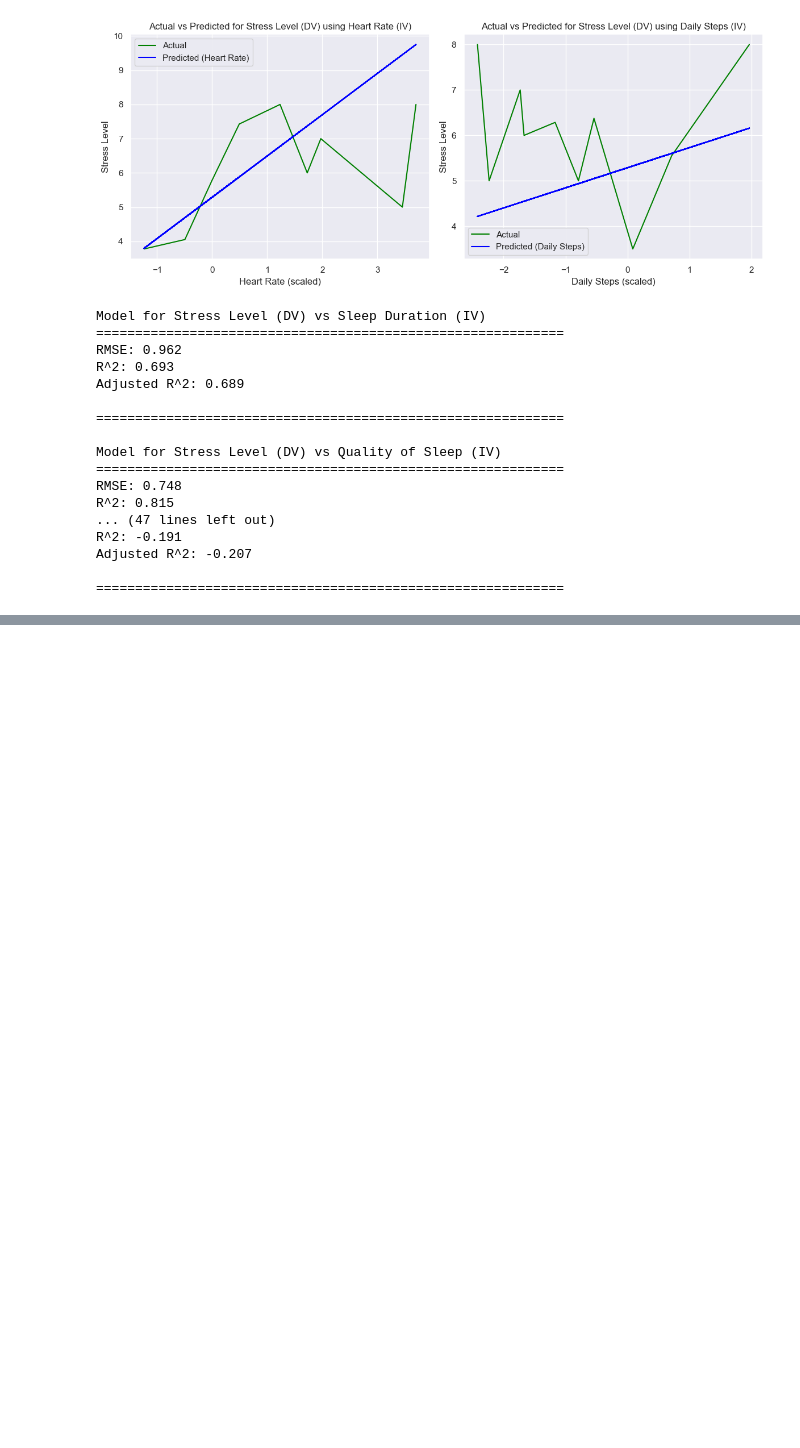
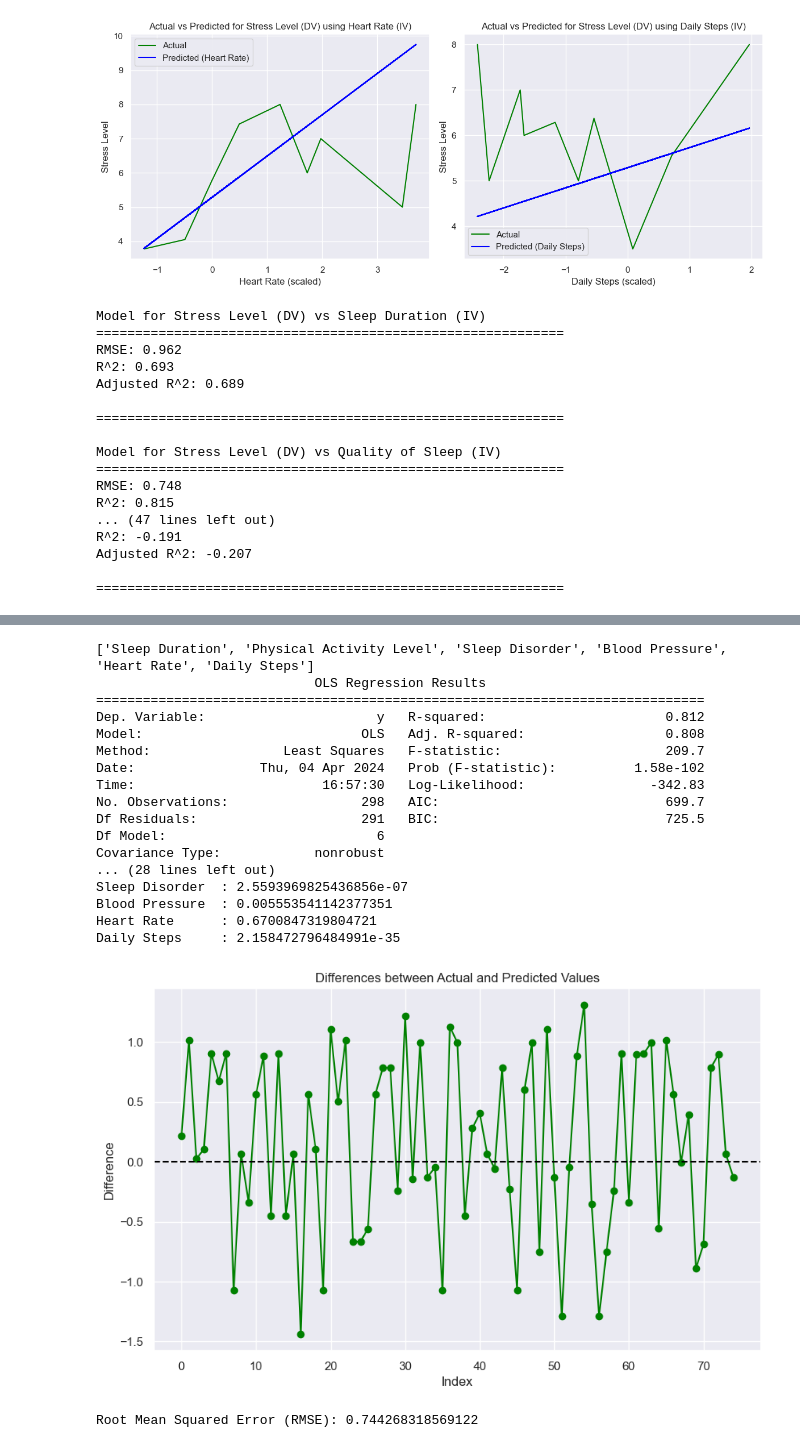
Before and after one commit to GrassjellyMoab/SC1015_MiniProject, a Jupyter notebook: SleepDisorderPred.ipynb, the cells around one changed output, grey strips where cells are left out. Drawn from its saved outputs; the diff is of its cells as text; code cells hidden in the pictures; blank space fills up the shorter version.

```diff
--- a/SleepDisorderPred.ipynb
+++ b/SleepDisorderPred.ipynb
@@ -627,0 +707,25 @@ Adjusted R^2: -0.207
+# %%
+selectedFeatures = ['Sleep Duration','Physical Activity Level', 'Sleep Disorder', 'Blood Pressure', 'Heart Rate', 'Daily Steps']
+X_train_selectedFeatures = X_train[selectedFeatures]
+X_test_selectedFeatures = X_test[selectedFeatures]
+OLSregression(X_train_selectedFeatures, X_test_selectedFeatures, y_train, y_test)
+# %% [output]
+['Sleep Duration', 'Physical Activity Level', 'Sleep Disorder', 'Blood Pressure', 'Heart Rate', 'Daily Steps']
+                            OLS Regression Results
+==============================================================================
+Dep. Variable:                      y   R-squared:                       0.812
+Model:                            OLS   Adj. R-squared:                  0.808
+Method:                 Least Squares   F-statistic:                     209.7
+Date:                Thu, 04 Apr 2024   Prob (F-statistic):          1.58e-102
+Time:                        16:57:30   Log-Likelihood:                -342.83
+No. Observations:                 298   AIC:                             699.7
+Df Residuals:                     291   BIC:                             725.5
+Df Model:                           6
+Covariance Type:            nonrobust
+... (28 lines left out)
+Sleep Disorder  : 2.5593969825436856e-07
+Blood Pressure  : 0.005553541142377351
+Heart Rate      : 0.6700847319804721
+Daily Steps     : 2.158472796484991e-35
+[figure, added]
+Root Mean Squared Error (RMSE): 0.744268318569122
```
Also changed, not shown: parts of 11 cells of this notebook.
